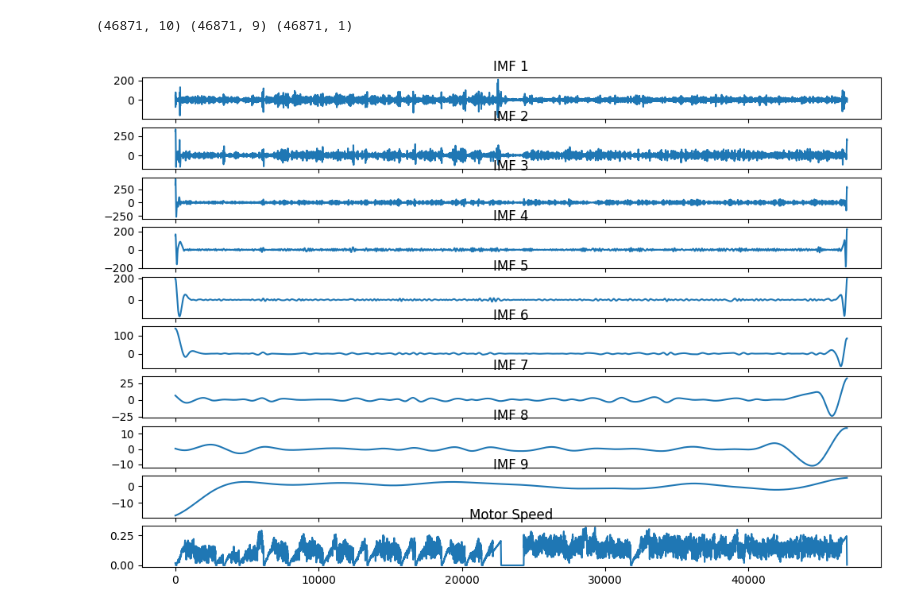
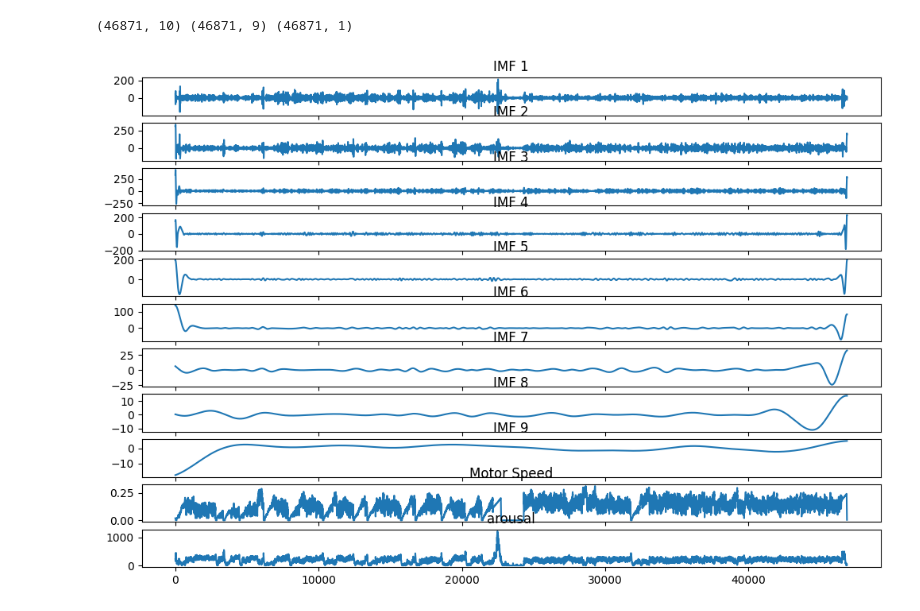
Before and after one commit to B4ben-69/tensorFlow_edging, a Jupyter notebook: Process_Input.ipynb, the cells around one changed output. Cells and saved outputs as stored; diff of their text form; code cells hidden in the pictures.

```diff
--- a/Process_Input.ipynb
+++ b/Process_Input.ipynb
@@ -42,6 +42,7 @@ runMode_values = np.array([item['runMode'] for item in data])
 # One-hot encode runMode
 encoder = OneHotEncoder(sparse_output=False, handle_unknown='ignore') # sparse=False for numpy array
 runMode_encoded = encoder.fit_transform(runMode_values.reshape(-1, 1))
+arousal = np.array([item['arousal'] for item in data])
 
 # Convert string booleans to integers
 permitOrgasm_values = np.array([1 if item['permitOrgasm'] == 'true' else 0 for item in data])
@@ -50,35 +51,38 @@ permitOrgasm_values = np.array([1 if item['permitOrgasm'] == 'true' else 0 for i
 # Ensure all feature arrays have the same length
 min_length = min(len(imfs), len(motor_values), len(runMode_values), len(permitOrgasm_values))
 #dataset = np.hstack((imfs[:min_length],
 #                      motor_values[:min_length].reshape(-1, 1),
 #                      runMode_encoded[:min_length],
 #                      permitOrgasm_values[:min_length].reshape(-1, 1)))
 dataset = np.hstack((imfs,
                       motor_values.reshape(-1, 1),
                       ))
 
 
 # Print the shape of the dataset
 print(dataset.shape, imfs.shape, motor_values.reshape(-1, 1).shape)
 
 # Plot the IMFs and motor speed
 num_imfs = imfs.shape[1]
-fig, axes = plt.subplots(num_imfs + 1, 1, figsize=(12, 8))
+fig, axes = plt.subplots(num_imfs + 2, 1, figsize=(12, 8))
 
 # Plot IMFs
 for i in range(num_imfs):
   axes[i].plot(imfs[:, i])
   axes[i].set_title(f"IMF {i+1}")
 
 # Plot motor speed in the last subplot
 axes[num_imfs].plot(motor_values)
 axes[num_imfs].set_title('Motor Speed')
 
+# Plot arousal in the last subplot
+axes[num_imfs+1].plot(arousal)
+axes[num_imfs+1].set_title('arousal')
 #plt.tight_layout()
 plt.show()
 # %% [output]
 (46871, 10) (46871, 9) (46871, 1)
-[figure, old version]
+[figure, new version]
 # %%
 import tensorflow as tf
 from tensorflow.keras.models import Sequential
```
